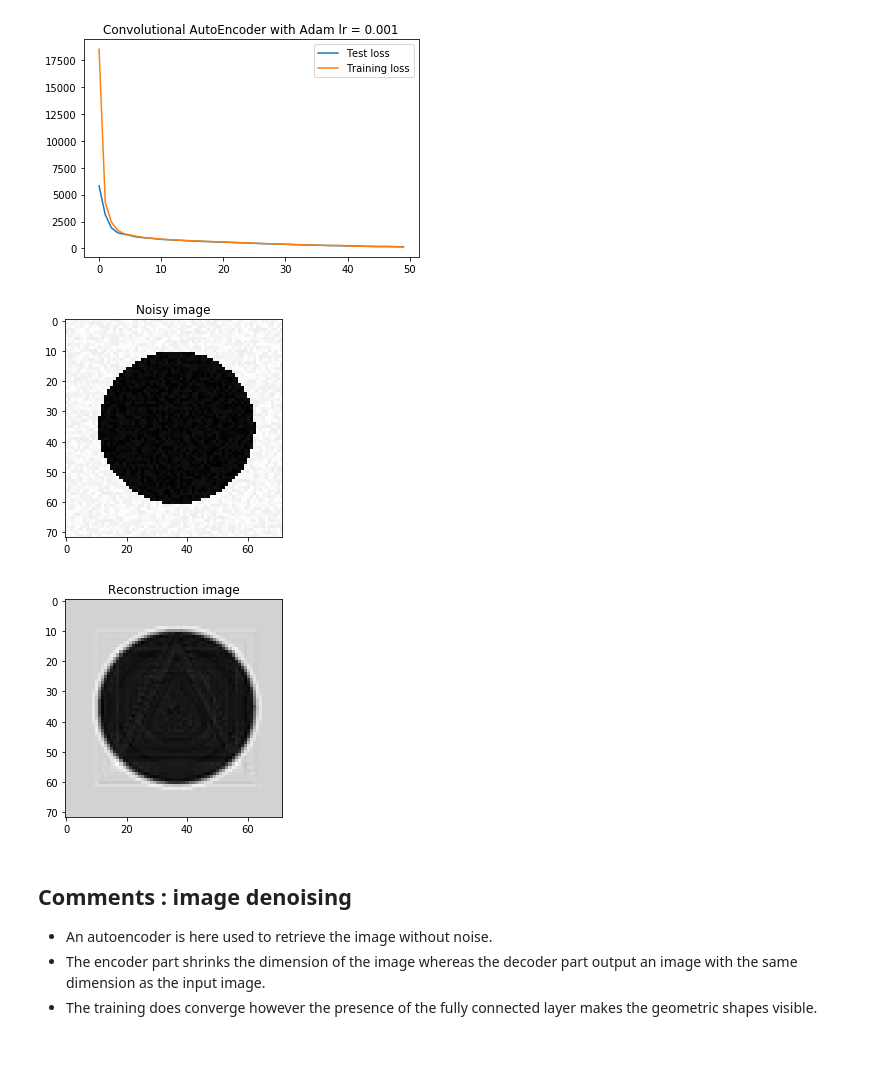
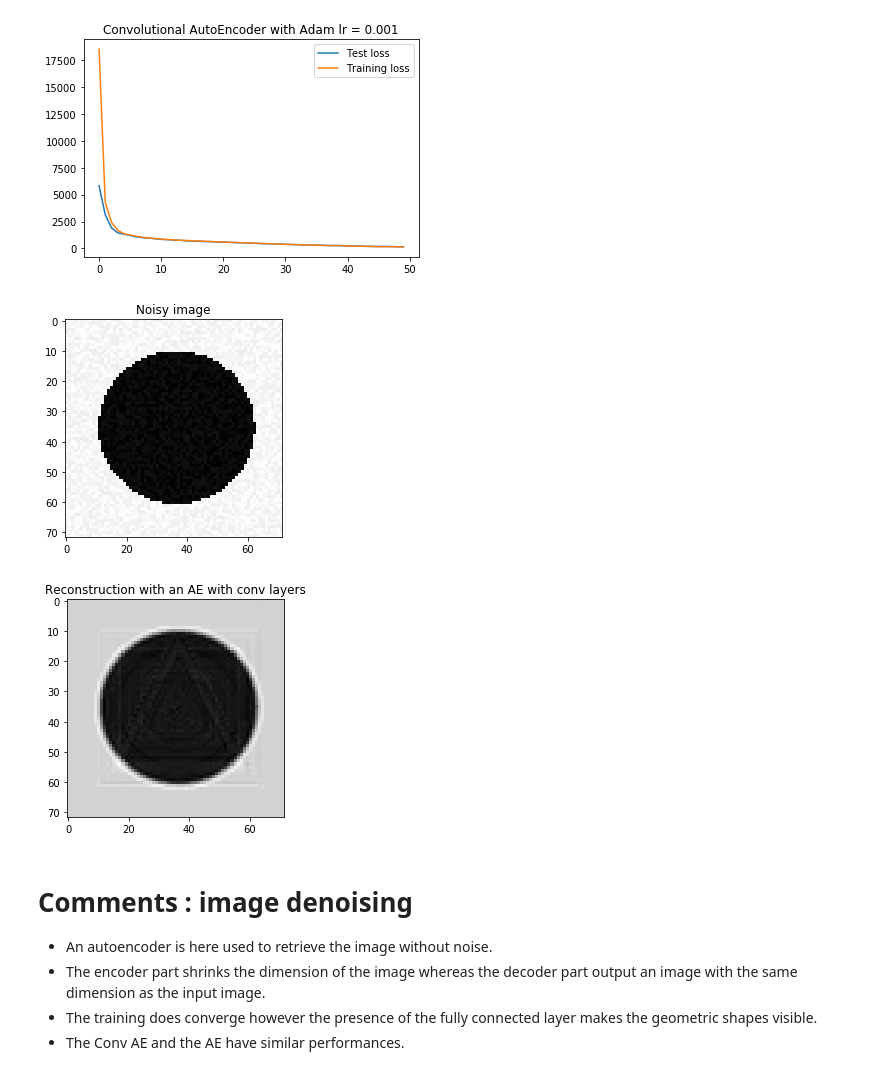
Before and after one commit to geoffreycid/DL-class-mva, a Jupyter notebook: DL_MP1.ipynb, the cells around one changed output. Saved outputs shown, nothing was run; the diff lists cells and outputs as text; code cells hidden in the pictures.

```diff
--- a/DL_MP1.ipynb
+++ b/DL_MP1.ipynb
@@ -542,17 +544,18 @@ plt.show()
 # %%
 plt.imshow(X_test_im[4].reshape(72,72),cmap='gray')
 plt.title("Noisy image")
 plt.show()
 plt.imshow(model_ae.predict(X_test_im)[4].reshape(72,72),cmap='gray')
-plt.title("Reconstruction image")
+plt.title("Reconstruction with an AE with conv layers")
 plt.show()
 # %% [output]
 [figure]
-[figure, old version]
+[figure, new version]
 # %% [markdown]
-## Comments : image denoising
+# Comments : image denoising
 
 - An autoencoder is here used to retrieve the image without noise.
 - The encoder part shrinks the dimension of the image whereas the decoder part output an image with the same dimension as the input image.
 - The training does converge however the presence of the fully connected layer makes the geometric shapes visible.
+- The Conv AE and the AE have similar performances.
 # %%
```
Also changed, not shown: parts of 8 cells of this notebook.
